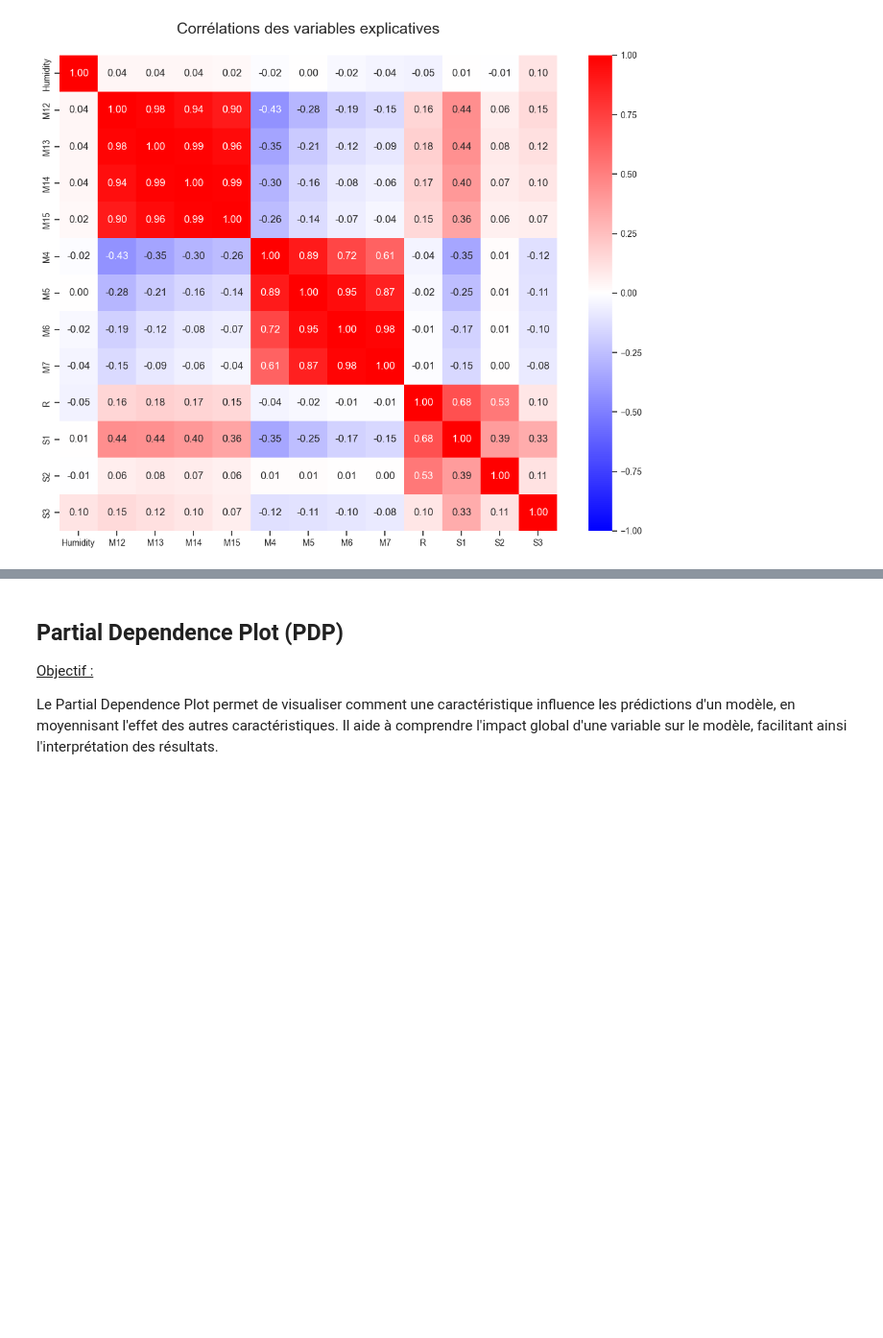
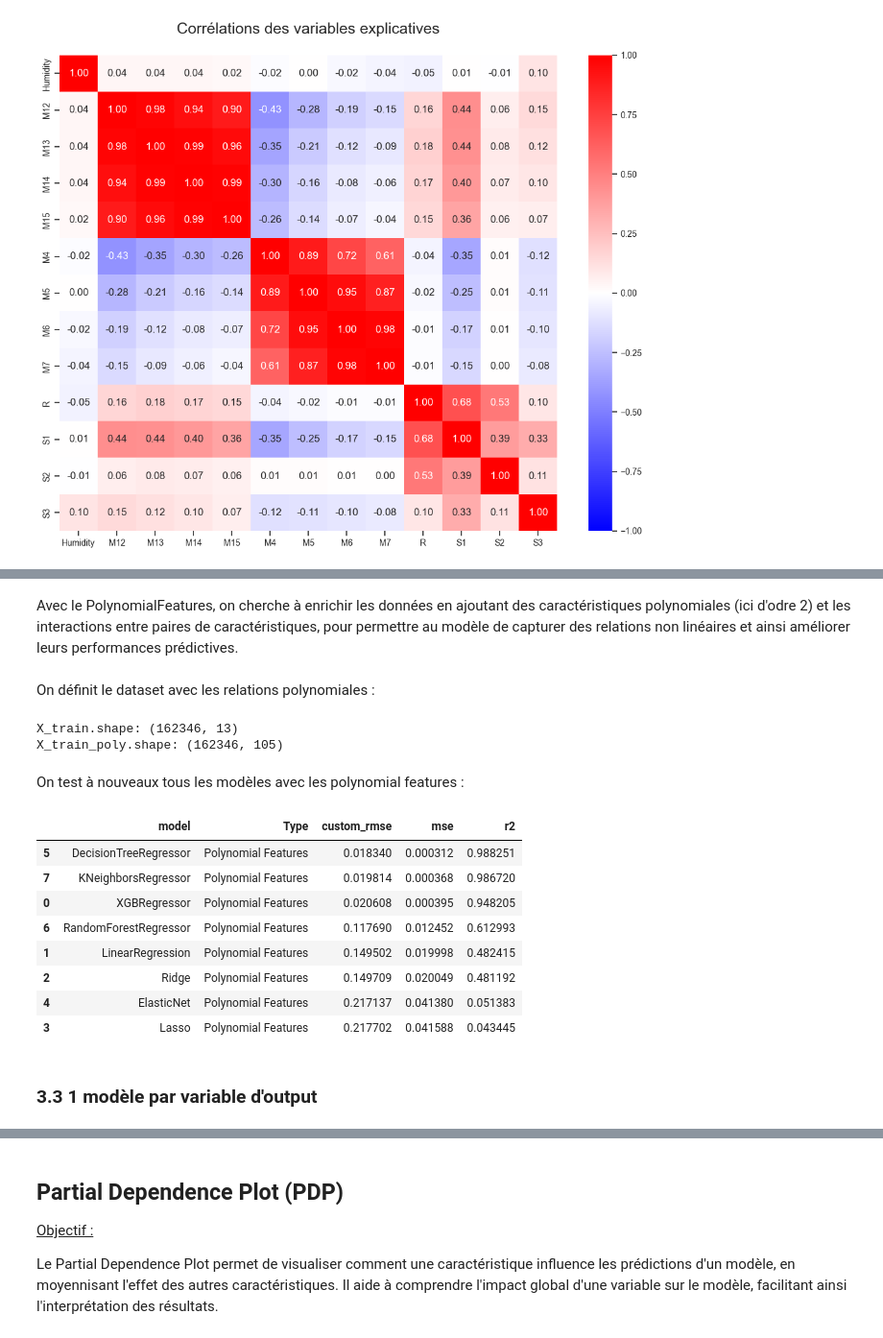
Before and after one commit to baptistedfr/Identification-Gaz-Toxiques-BERTIN, a Jupyter notebook: exemple.ipynb, the cells around one changed output, grey strips where cells are left out. Shown at 96% size. Drawn from its saved outputs; the diff is of its cells as text; code cells hidden in the pictures; blank space fills up the shorter version.

```diff
--- a/exemple.ipynb
+++ b/exemple.ipynb
@@ -381,0 +277,8 @@ res.head(5)
+# %%
+y_pred = best_model.predict(X_val)
+best_mse = round(mean_squared_error(y_val, y_pred),4,)
+best_r2 = round(r2_score(y_val, y_pred),4)
+custom_mse = round(custom_weighted_rmse(y_val, y_pred),4)
+print(f"Best Mean Squared Error: {best_mse}")
+print(f"Best R^2 Score: {best_r2}")
+print(f"Custom MSE sur les données de validation : {custom_mse}")
@@ -381,0 +297,13 @@ res.head(5)
+# %%
+pca = PCA(n_components=0.90)
+X_train_pca = pca.fit_transform(X_train_scaled)
+X_val_pca = pca.transform(X_val_scaled)
+
+model_rf_pca = RandomForestRegressor(n_estimators=12, max_depth=20, min_samples_split=0.01, min_samples_leaf=30, random_state=42)
+model_rf_pca.fit(X_train_pca, y_train)
+y_pred_pca = model_rf_pca.predict(X_val_pca)
+
+rmse_pca = round(custom_weighted_rmse(y_val, y_pred_pca), 2)
+print(f"Erreur quadratique moyenne pondérée (RMSE) avec PCA : {rmse_pca}")
+rmse_no_pca = round(custom_weighted_rmse(y_val, y_pred), 2)
+print(f"Erreur quadratique moyenne pondérée (RMSE) sans PCA : {rmse_no_pca}")
@@ -381,0 +315,50 @@ res.head(5)
+# %% [markdown]
+Avec le PolynomialFeatures, on cherche à enrichir les données en ajoutant des caractéristiques polynomiales (ici d'odre 2) et les interactions entre paires de caractéristiques, pour permettre au modèle de capturer des relations non linéaires et ainsi améliorer leurs performances prédictives.
+# %% [markdown]
+On définit le dataset avec les relations polynomiales :
+# %%
+poly = PolynomialFeatures(degree=2)
+poly.fit(X_train_scaled)
+X_train_poly = poly.transform(X_train_scaled)
+X_val_poly = poly.transform(X_val_scaled)
+print("X_train.shape: {}".format(X_train.shape))
+print("X_train_poly.shape: {}".format(X_train_poly.shape))
+# %% [output]
+X_train.shape: (162346, 13)
+X_train_poly.shape: (162346, 105)
+# %% [markdown]
+On test à nouveaux tous les modèles avec les polynomial features :
+# %%
+models = {
+    'XGBoost' : XGBRegressor(),
+    'Linear Regression': LinearRegression(),
+    'Ridge Regression': Ridge(),
+    'Lasso Regression': Lasso(),
+    'ElasticNet': ElasticNet(),
+    'Decision Tree Regression': DecisionTreeRegressor(),
+    'Random Forest Regression': RandomForestRegressor(n_estimators=5, max_depth=7, min_samples_split=0.01, min_samples_leaf=30, random_state=42),
+    'K-Neighbors Regression': KNeighborsRegressor()}
+
+res = list()
+for model in models.values() :
+    model.fit(X_train_poly, y_train)
+    y_pred = model.predict(X_val_poly)
+    mse = mean_squared_error(y_val, y_pred)
+    r2 = r2_score(y_val, y_pred)
+    custom_rmse = custom_weighted_rmse(y_val, y_pred)
+    res.append([model.__class__.__name__,"Polynomial Features",custom_rmse, mse,r2,])
+# %%
+res = pd.DataFrame(res,columns=["model","Type","custom_rmse","mse","r2"]).sort_values(by="custom_rmse",ascending=True)
+display(res)
+# %% [output]
+|  | model | Type | custom_rmse | mse | r2 |
+| 5 | DecisionTreeRegressor | Polynomial Features | 0.018340 | 0.000312 | 0.988251 |
+| 7 | KNeighborsRegressor | Polynomial Features | 0.019814 | 0.000368 | 0.986720 |
+| 0 | XGBRegressor | Polynomial Features | 0.020608 | 0.000395 | 0.948205 |
+| 6 | RandomForestRegressor | Polynomial Features | 0.117690 | 0.012452 | 0.612993 |
+| 1 | LinearRegression | Polynomial Features | 0.149502 | 0.019998 | 0.482415 |
+| 2 | Ridge | Polynomial Features | 0.149709 | 0.020049 | 0.481192 |
+| 4 | ElasticNet | Polynomial Features | 0.217137 | 0.041380 | 0.051383 |
+| 3 | Lasso | Polynomial Features | 0.217702 | 0.041588 | 0.043445 |
+# %% [markdown]
+### 3.3 1 modèle par variable d'output
```
Also changed, not shown: parts of 77 cells of this notebook.
